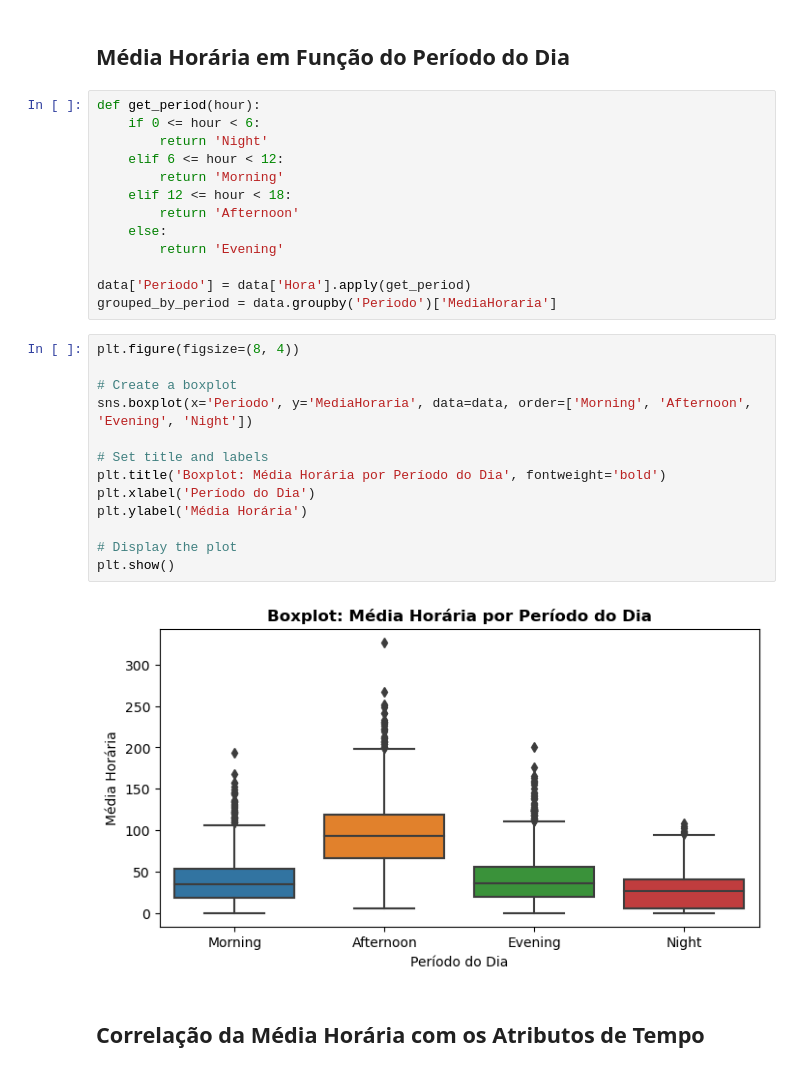
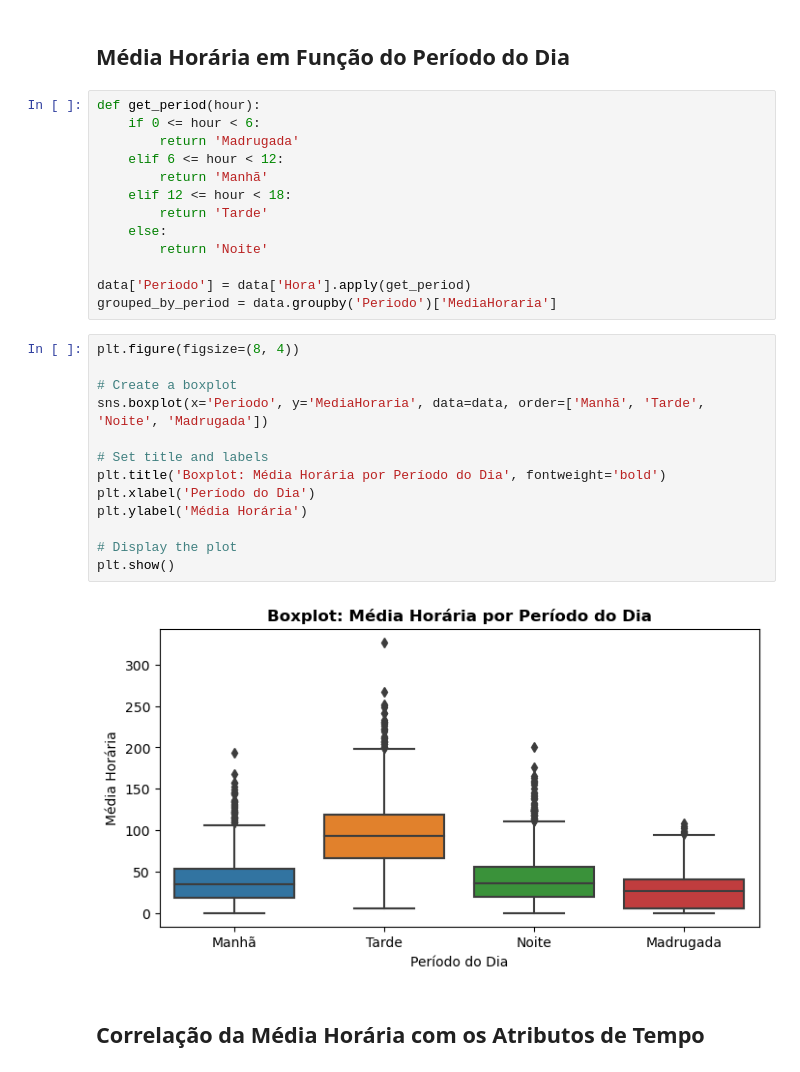
Before and after one commit to ecosustain/air-pollution, a Jupyter notebook: exploratory_analysis/exploratory_analysis_o3.ipynb, the cells around one changed output. Cells and saved outputs as stored; diff of their text form.

Commit message:
Changes all plots to portuguese.

```diff
--- a/exploratory_analysis/exploratory_analysis_o3.ipynb
+++ b/exploratory_analysis/exploratory_analysis_o3.ipynb
@@ -139,31 +139,31 @@ plt.show()
 # %%
 def get_period(hour):
     if 0 <= hour < 6:
-        return 'Night'
+        return 'Madrugada'
     elif 6 <= hour < 12:
-        return 'Morning'
+        return 'Manhã'
     elif 12 <= hour < 18:
-        return 'Afternoon'
+        return 'Tarde'
     else:
-        return 'Evening'
+        return 'Noite'
 
 data['Periodo'] = data['Hora'].apply(get_period)
 grouped_by_period = data.groupby('Periodo')['MediaHoraria']
 # %%
 plt.figure(figsize=(8, 4))
 
 # Create a boxplot
-sns.boxplot(x='Periodo', y='MediaHoraria', data=data, order=['Morning', 'Afternoon', 'Evening', 'Night'])
+sns.boxplot(x='Periodo', y='MediaHoraria', data=data, order=['Manhã', 'Tarde', 'Noite', 'Madrugada'])
 
 # Set title and labels
 plt.title('Boxplot: Média Horária por Período do Dia', fontweight='bold')
 plt.xlabel('Período do Dia')
 plt.ylabel('Média Horária')
 
 # Display the plot
 plt.show()
 # %% [output]
-[figure, old version]
+[figure, new version]
 # %% [markdown]
 ## Correlação da Média Horária com os Atributos de Tempo
 # %%
```
